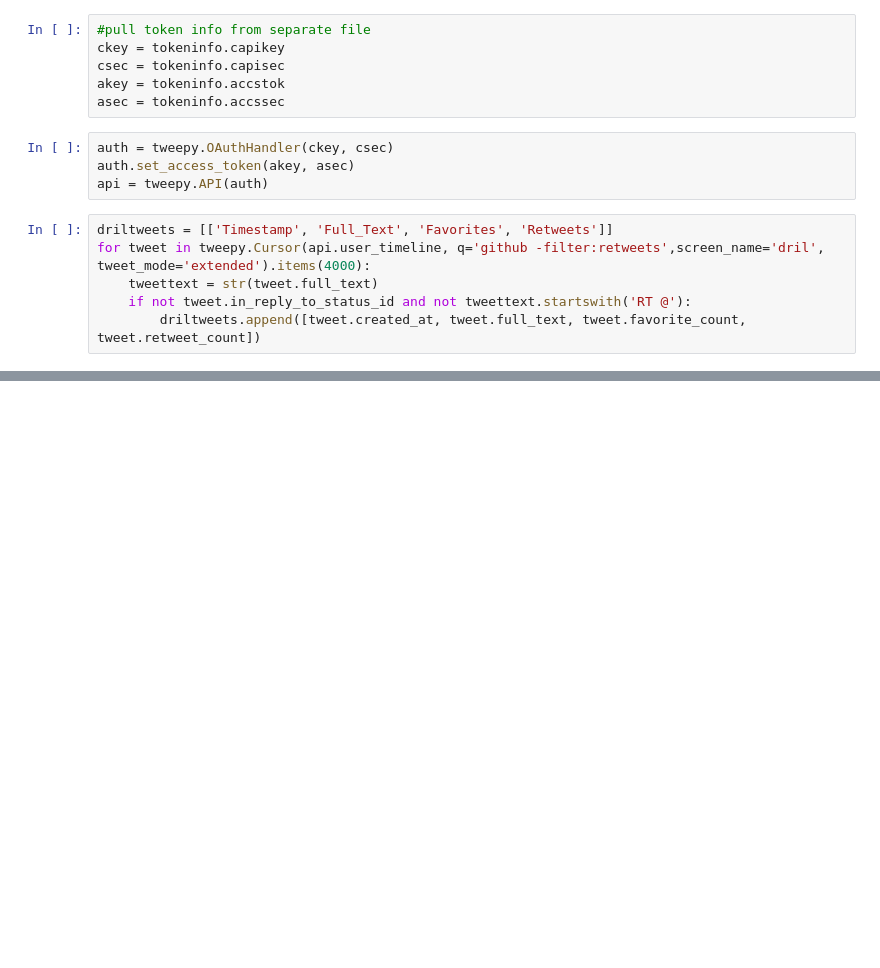
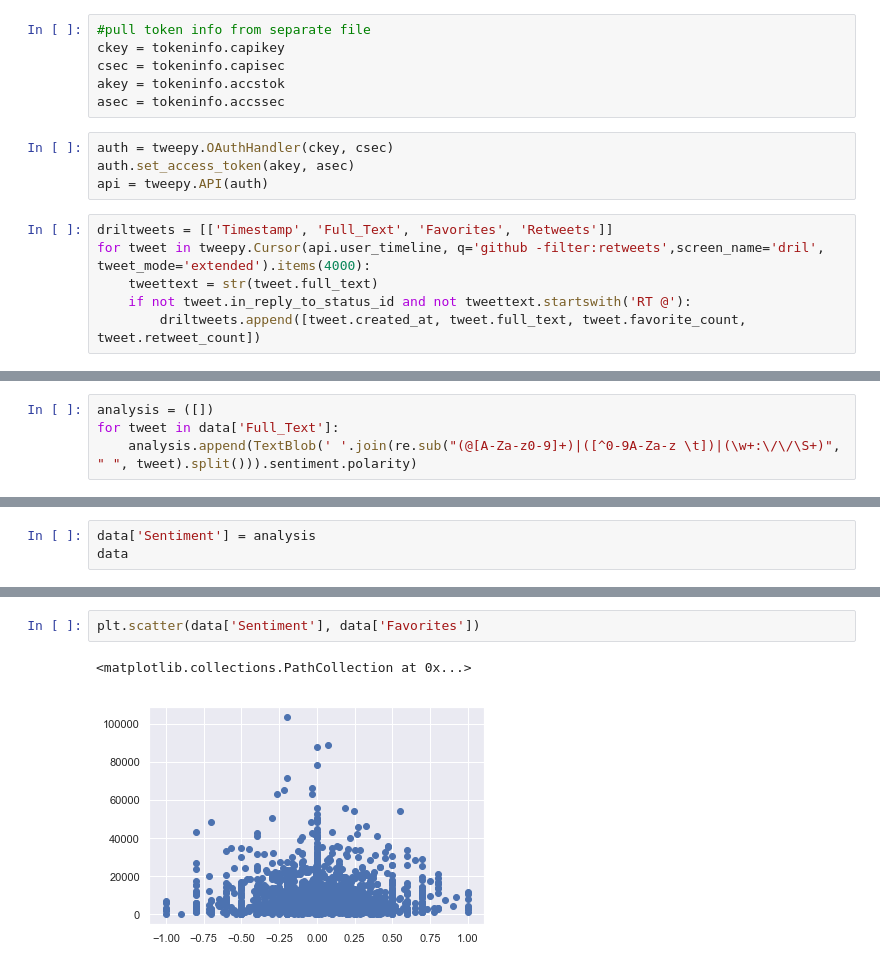
Before and after one commit to mistersalman/tweetstudies, a Jupyter notebook: DrilScraper.ipynb, the cells around one changed output, grey strips where cells are left out. Saved outputs shown, nothing was run; the diff lists cells and outputs as text; blank space fills up the shorter version.

```diff
--- a/DrilScraper.ipynb
+++ b/DrilScraper.ipynb
@@ -84,0 +88,4 @@ data
+# %%
+analysis = ([])
+for tweet in data['Full_Text']:
+    analysis.append(TextBlob(' '.join(re.sub("(@[A-Za-z0-9]+)|([^0-9A-Za-z \t])|(\w+:\/\/\S+)", " ", tweet).split())).sentiment.polarity)
@@ -84,0 +113,3 @@ data
+# %%
+data['Sentiment'] = analysis
+data
@@ -84,0 +135,5 @@ data
+# %%
+plt.scatter(data['Sentiment'], data['Favorites'])
+# %% [output]
+<matplotlib.collections.PathCollection at 0x...>
+[figure, added]
```
Also changed, not shown: parts of 17 cells of this notebook.
